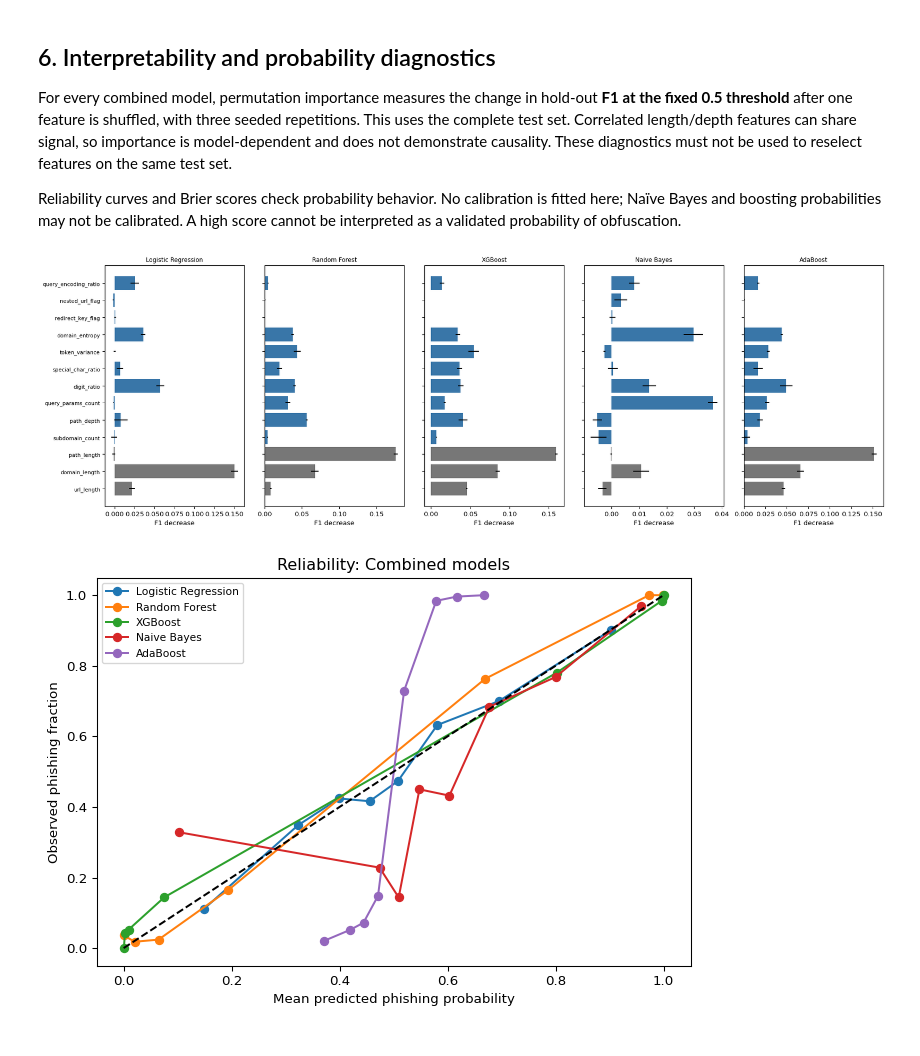
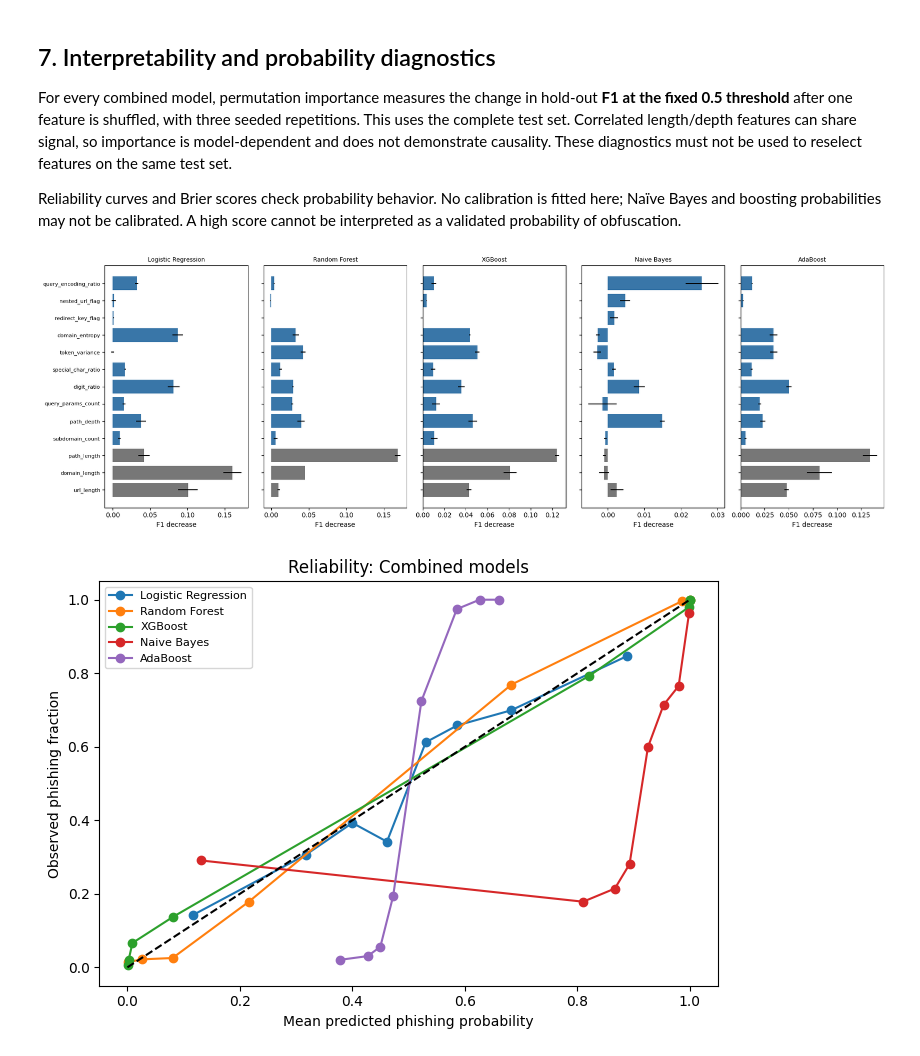
Before and after one commit to WendelLeander/PhishEvade, a Jupyter notebook: Modules/8_model_testing_performance_evaluation.ipynb, the cells around one changed output. Drawn from its saved outputs; the diff is of its cells as text; code cells hidden in the pictures.

```diff
--- a/Modules/8_model_testing_performance_evaluation.ipynb
+++ b/Modules/8_model_testing_performance_evaluation.ipynb
@@ -19,7 +59,6 @@ import pandas as pd
 import matplotlib.pyplot as plt
 import joblib, sklearn, xgboost, psutil, scipy, tldextract
 from IPython.display import display, Markdown
-from sklearn.model_selection import train_test_split
 from sklearn.preprocessing import MinMaxScaler, StandardScaler
 from sklearn.metrics import (confusion_matrix, f1_score, accuracy_score, precision_score,
     recall_score, roc_auc_score, average_precision_score, roc_curve, precision_recall_curve,
@@ -34,6 +73,8 @@ assert ROOT is not None, 'Run inside the PhishEvade repository (root or Modules)
 OUT = ROOT/'Results/milestone8'; OUT.mkdir(parents=True, exist_ok=True)
 FIG = OUT/'figures'; FIG.mkdir(exist_ok=True)
 SEED=42; THRESHOLD=0.5; N_BOOT=2000; LATENCY_REPEATS=1
+SPLITS=['train','test','evasion_holdout']; HOLDOUT_CUTOFF=pd.Timestamp('2026-03-01',tz='UTC')
+BENIGN_GROUPS=['domain_only','light_path','obfuscated']
 L1=['url_length','domain_length','path_length']
 L2=['subdomain_count','path_depth','query_params_count','digit_ratio','special_char_ratio',
     'token_variance','domain_entropy','redirect_key_flag','nested_url_flag','query_encoding_ratio']
@@ -181,19 +254,23 @@ assert all(m[x]==.5 for x in ['accuracy','precision','recall','f1','fpr','fnr'])
 assert np.array_equal((np.array([.499,.5,.501])>=.5).astype(int),[0,1,1])
 
 predictions={}; probabilities={}; rows=[]; sensitivity=[]; drift=[]; latency_rows=[]
+hprob={}; hpred={}
 for source in record['models']:
     c,f=source['classifier'],source['feature_set']; k=key(c,f); b=bundles[k]
-    model=b['model']; X=data.iloc[test_idx][b['features']].to_numpy(float)
-    if hasattr(model,'n_jobs'): model.set_params(n_jobs=1)
+    model=b['model']; X=raw.iloc[test_idx][b['features']].to_numpy(float)   # RAW features; the pipeline scales internally
+    est=model.named_steps['model']
+    if hasattr(est,'n_jobs'): est.set_params(n_jobs=1)
     p=model.predict_proba(X)[:,1]
     assert np.isfinite(p).all() and ((p>=0)&(p<=1)).all()
     np.testing.assert_allclose(model.predict_proba(X)[:,1],p,atol=1e-12)
     probabilities[k]=p;predictions[k]=(p>=THRESHOLD).astype(int)
+    hp=model.predict_proba(raw.iloc[holdout_idx][b['features']].to_numpy(float))[:,1]   # evasion holdout (scored once, here)
+    assert np.isfinite(hp).all(); hprob[k]=hp; hpred[k]=(hp>=THRESHOLD).astype(int)
     met=metrics(yt,p)
     previous=source['test_metrics']['default (0.5)']
     for field in ['accuracy','precision','recall','f1','fpr','tn','fp','fn','tp']:
         assert np.isclose(met[field],previous[field],atol=1e-9), f'Module 7 metric drift: {k}/{field}'
-    ptrain=model.predict_proba(data.iloc[train_idx][b['features']].to_numpy(float))[:,1]
+    ptrain=model.predict_proba(raw.iloc[train_idx][b['features']].to_numpy(float))[:,1]
     r=source['resources']['training']
     row=dict(combination=k,classifier=c,feature_set=f,n_features=len(b['features']),threshold=.5,**met,
         cv_f1=source['cv_f1'],cv_f1_std=source['cv_f1_std'],
@@ -221,9 +298,13 @@ results['train_minus_test_f1']=results.resubstitution_train_f1-results.f1
 results['test_minus_cv_f1']=results.f1-results.cv_f1
 save_table(pd.DataFrame(sensitivity),'tuned_threshold_sensitivity')
 # Verify the independently loaded Module 6 baseline against both its metrics file and Module 7.
-base_saved=pd.read_csv(ROOT/'Metrics/baseline_metrics.csv')
-base_saved=base_saved.loc[base_saved.threshold_rule=='default (0.5)'].iloc[0]
+base_csv=pd.read_csv(ROOT/'Metrics/baseline_metrics.csv')
+base_saved=base_csv.loc[(base_csv.evaluation_set=='test')&(base_csv.threshold_rule=='default (0.5)')].iloc[0]
 for metric in ['accuracy','precision','recall','f1','fpr']:
     assert np.isclose(base[metric],base_saved[metric],atol=1e-9)
-print('PASS: all 15 primary confusion matrices/metrics reproduce Module 7; Module 6 baseline agrees.')
+base_hold_saved=base_csv.loc[(base_csv.evaluation_set=='evasion_holdout')&(base_csv.threshold_rule=='default (0.5)')].iloc[0]
+base_hold=metrics(yh,hprob[BASE])
+for metric in ['accuracy','precision','recall','f1','fpr']:
+    assert np.isclose(base_hold[metric],base_hold_saved[metric],atol=1e-9), f'baseline holdout {metric} differs from Module 6'
+print('PASS: all 15 test-set confusion matrices/metrics reproduce Module 7; Module 6 baseline agrees on the test set and the evasion holdout.')
 # %% [output]
@@ -456,5 +698,5 @@ for i,c in enumerate(CLASSIFIERS):
-    ax.imshow(cm,cmap='Blues',vmin=0,vmax=1000)
-    for (a,b),v in np.ndenumerate(cm):ax.text(b,a,str(v),ha='center',va='center',color='white' if v>600 else 'black')
+    ax.imshow(cm,cmap='Blues',vmin=0,vmax=len(yt)//2)
+    for (a,b),v in np.ndenumerate(cm):ax.text(b,a,str(v),ha='center',va='center',color='white' if v>0.6*len(yt)//2 else 'black')
     ax.set_xticks([0,1],['Benign','Phishing']);ax.set_yticks([0,1],['Benign','Phishing'])
     ax.set_xlabel('Predicted');ax.set_ylabel('True');ax.set_title(c+' / '+f,fontsize=9)
 figure('03_confusion_matrices_15')
@@ -483,36 +725,36 @@ ax.set_ylabel('F1');ax.legend();ax.set_title('Training, selected CV, and hold-ou
 # %% [markdown]
-## 6. Interpretability and probability diagnostics
+## 7. Interpretability and probability diagnostics
 For every combined model, permutation importance measures the change in hold-out **F1 at the fixed 0.5 threshold** after one feature is shuffled, with three seeded repetitions. This uses the complete test set. Correlated length/depth features can share signal, so importance is model-dependent and does not demonstrate causality. These diagnostics must not be used to reselect features on the same test set.
 
 Reliability curves and Brier scores check probability behavior. No calibration is fitted here; Naïve Bayes and boosting probabilities may not be calibrated. A high score cannot be interpreted as a validated probability of obfuscation.
 # %%
 importance=[];perm_rng=np.random.default_rng(SEED)
 for c in CLASSIFIERS:
-    k=key(c,'Combined'); model=bundles[k]['model']; X=data.iloc[test_idx][L1+L2].to_numpy(float)
+    k=key(c,'Combined'); model=bundles[k]['model']; X=raw.iloc[test_idx][L1+L2].to_numpy(float)   # RAW features
     score=f1_score(yt,predictions[k])
     for j,f in enumerate(L1+L2):
         drops=[]
         for rep in range(3):
             xp=X.copy();xp[:,j]=xp[perm_rng.permutation(len(xp)),j]
             pp=model.predict_proba(xp)[:,1]
             drops.append(score-f1_score(yt,pp>=.5))
         importance.append(dict(classifier=c,feature=f,level='Level 1' if f in L1 else 'Level 2',
                                f1_drop_mean=float(np.mean(drops)),f1_drop_std=float(np.std(drops)),repeats=3,n=len(yt)))
 importance=pd.DataFrame(importance);save_table(importance,'permutation_importance_combined')
 fig,axs=plt.subplots(1,5,figsize=(18,6),sharey=True)
 for ax,c in zip(axs,CLASSIFIERS):
     v=importance[importance.classifier==c].set_index('feature').loc[L1+L2]
     ax.barh(range(13),v.f1_drop_mean,xerr=v.f1_drop_std,color=[colors[0] if f in L1 else colors[1] for f in L1+L2])
     ax.set_yticks(range(13),L1+L2,fontsize=8);ax.set_title(c,fontsize=9);ax.set_xlabel('F1 decrease')
 figure('06_permutation_importance')
 fig,ax=plt.subplots(figsize=(7,5))
 for c in CLASSIFIERS:
     p=probabilities[key(c,'Combined')]
     obs,mean=calibration_curve(yt,p,n_bins=8,strategy='quantile')
     ax.plot(mean,obs,'o-',label=c)
 ax.plot([0,1],[0,1],'k--');ax.set(xlabel='Mean predicted phishing probability',ylabel='Observed phishing fraction',title='Reliability: Combined models')
 ax.legend(fontsize=8);figure('07_probability_reliability')
 # %% [output]
-[figure, old version]
+[figure, new version]
-[figure, old version]
+[figure, new version]
 # %% [markdown]
```
Also changed, not shown: parts of 26 cells of this notebook.
